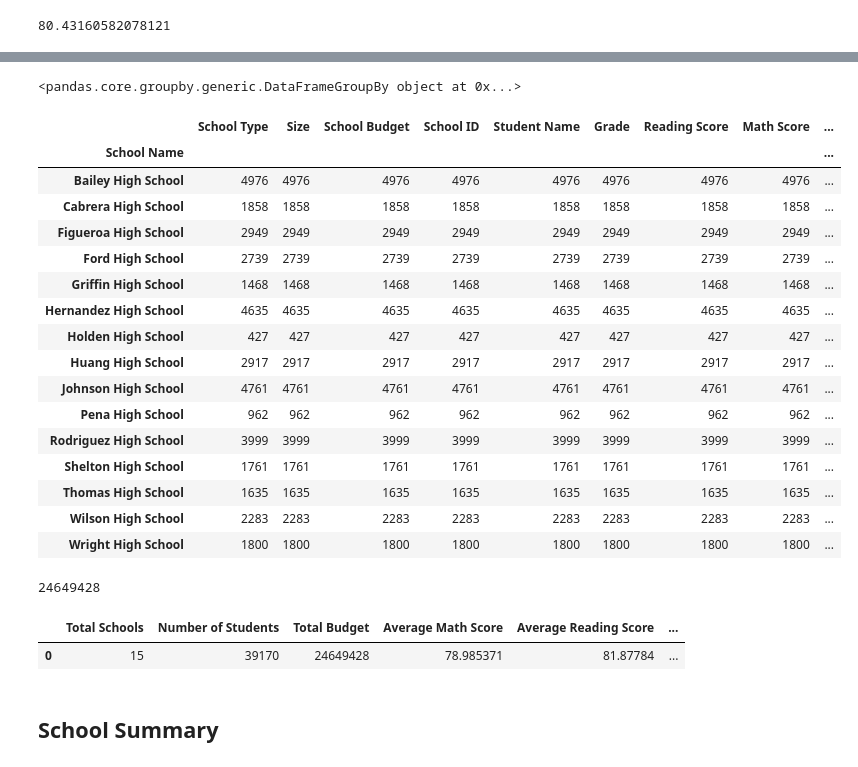
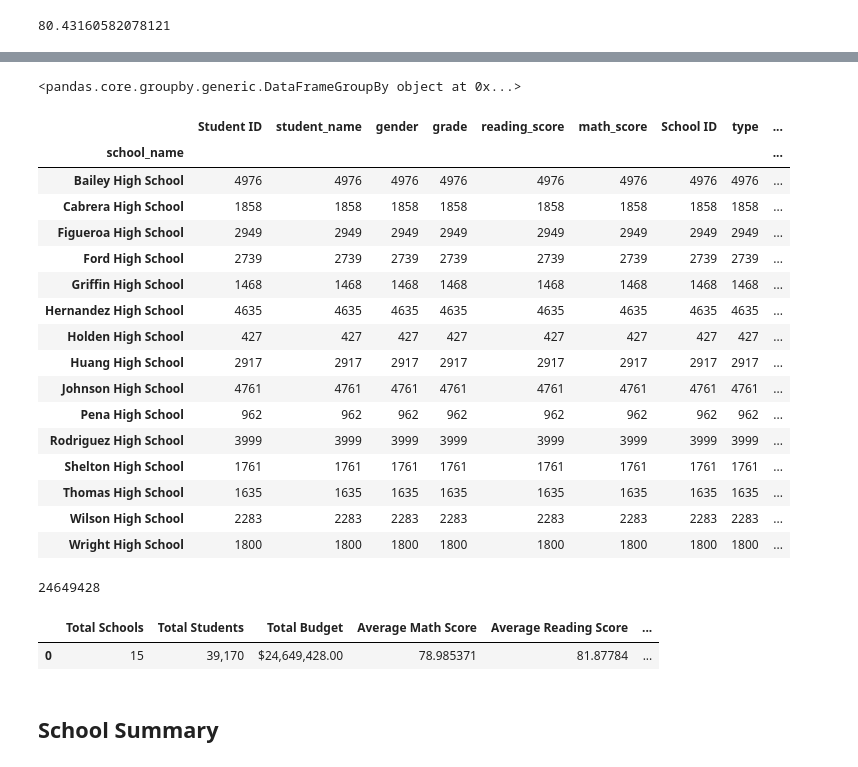
Before and after one commit to cynthiakellogg/pandas-challenge, a Jupyter notebook: PyCitySchools/copy.ipynb, the cells around one changed output, grey strips where cells are left out. Saved outputs shown, nothing was run; the diff lists cells and outputs as text; code cells hidden in the pictures.

```diff
--- a/PyCitySchools/copy.ipynb
+++ b/PyCitySchools/copy.ipynb
@@ -174,15 +104,15 @@ renamed_copy = renamed_df.copy(deep=True)
 # %%
-grouped_by_school_df = renamed_df.groupby(['School Name'])
+grouped_by_school_df = school_data_complete.groupby(['school_name'])
 
 # The object returned is a "GroupBy" object and cannot be viewed normally...
 print(grouped_by_school_df)
 
 # In order to be visualized, a data function must be used...
 grouped_by_school_df.count()
 # %% [output]
 <pandas.core.groupby.generic.DataFrameGroupBy object at 0x...>
-|  | School Type | Size | School Budget | School ID | Student Name | Grade | Reading Score | Math Score | ... |
-| School Name |  |  |  |  |  |  |  |  | ... |
+|  | Student ID | student_name | gender | grade | reading_score | math_score | School ID | type | ... |
+| school_name |  |  |  |  |  |  |  |  | ... |
 | Bailey High School | 4976 | 4976 | 4976 | 4976 | 4976 | 4976 | 4976 | 4976 | ... |
 | Cabrera High School | 1858 | 1858 | 1858 | 1858 | 1858 | 1858 | 1858 | 1858 | ... |
 | Figueroa High School | 2949 | 2949 | 2949 | 2949 | 2949 | 2949 | 2949 | 2949 | ... |
@@ -207,8 +137,8 @@ budget_count
 # %% [output]
 24649428
 # %%
-summary_df = pd.DataFrame({"Total Schools": [school_count],
-                              "Number of Students": student_count,
+district_summary = pd.DataFrame({"Total Schools": [school_count],
+                              "Total Students": student_count,
                               "Total Budget": budget_count,
                            "Average Math Score": avg_math,
                            "Average Reading Score": avg_read,
@@ -216,10 +146,13 @@ summary_df = pd.DataFrame({"Total Schools": [school_count],
                            "% Passing Math": pass_math_70,
                            "% Passing Reading": pass_read_70
                           })
-summary_df
+district_summary["Total Students"] = district_summary["Total Students"].map("{:,}".format)
+district_summary["Total Budget"] = district_summary["Total Budget"].map("${:,.2f}".format)
+
+district_summary
 # %% [output]
-|  | Total Schools | Number of Students | Total Budget | Average Math Score | Average Reading Score | ... |
-| 0 | 15 | 39170 | 24649428 | 78.985371 | 81.87784 | ... |
+|  | Total Schools | Total Students | Total Budget | Average Math Score | Average Reading Score | ... |
+| 0 | 15 | 39,170 | $24,649,428.00 | 78.985371 | 81.87784 | ... |
 # %% [markdown]
 ## School Summary
 # %%
```
Also changed, not shown: parts of 45 cells of this notebook, 1 other file.
